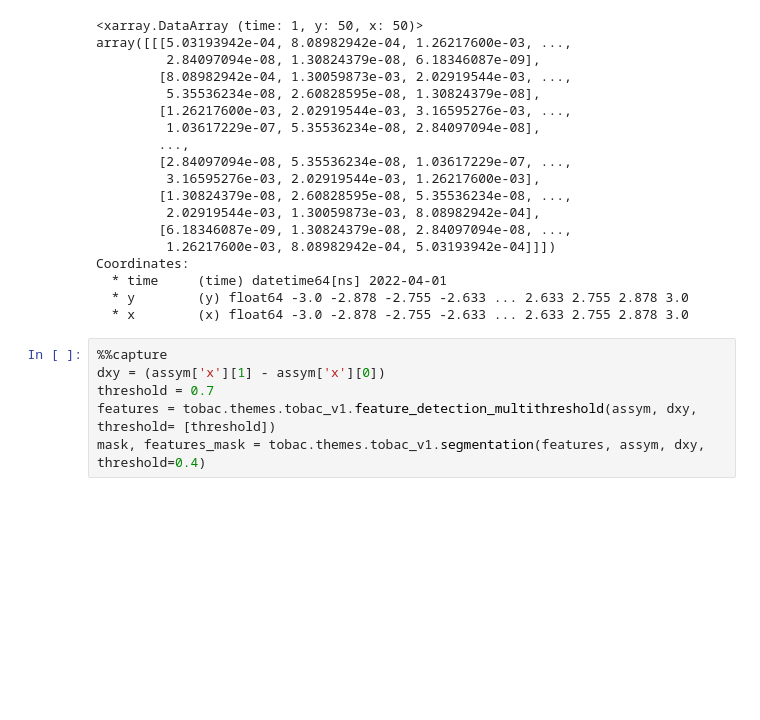
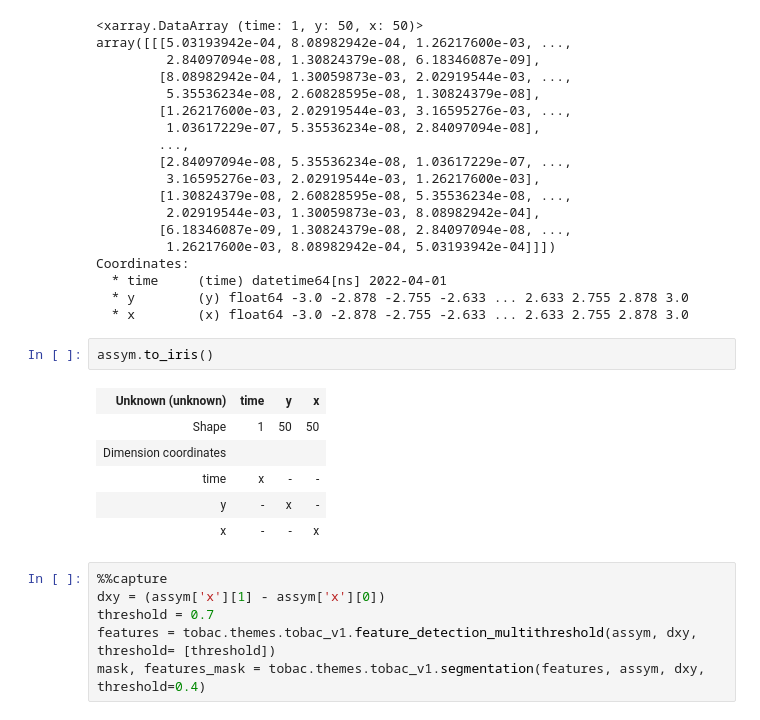
Before and after one commit to tobac-project/tobac-tutorials, a Jupyter notebook: tutorials/Basics/Segmentation.ipynb, the cells around one changed output. Saved outputs shown, nothing was run; the diff lists cells and outputs as text; blank space fills up the shorter version.

```diff
--- a/tutorials/Basics/Segmentation.ipynb
+++ b/tutorials/Basics/Segmentation.ipynb
@@ -205,6 +372,15 @@ Coordinates:
   * time     (time) datetime64[ns] 2022-04-01
   * y        (y) float64 -3.0 -2.878 -2.755 -2.633 ... 2.633 2.755 2.878 3.0
   * x        (x) float64 -3.0 -2.878 -2.755 -2.633 ... 2.633 2.755 2.878 3.0
+# %%
+assym.to_iris()
+# %% [output]
+| Unknown (unknown) | time | y | x |
+| Shape | 1 | 50 | 50 |
+| Dimension coordinates |  |  |  |
+| time | x | - | - |
+| y | - | x | - |
+| x | - | - | x |
 # %%
 %%capture
 dxy = (assym['x'][1] - assym['x'][0])
```
Also changed, not shown: parts of 33 cells of this notebook.
